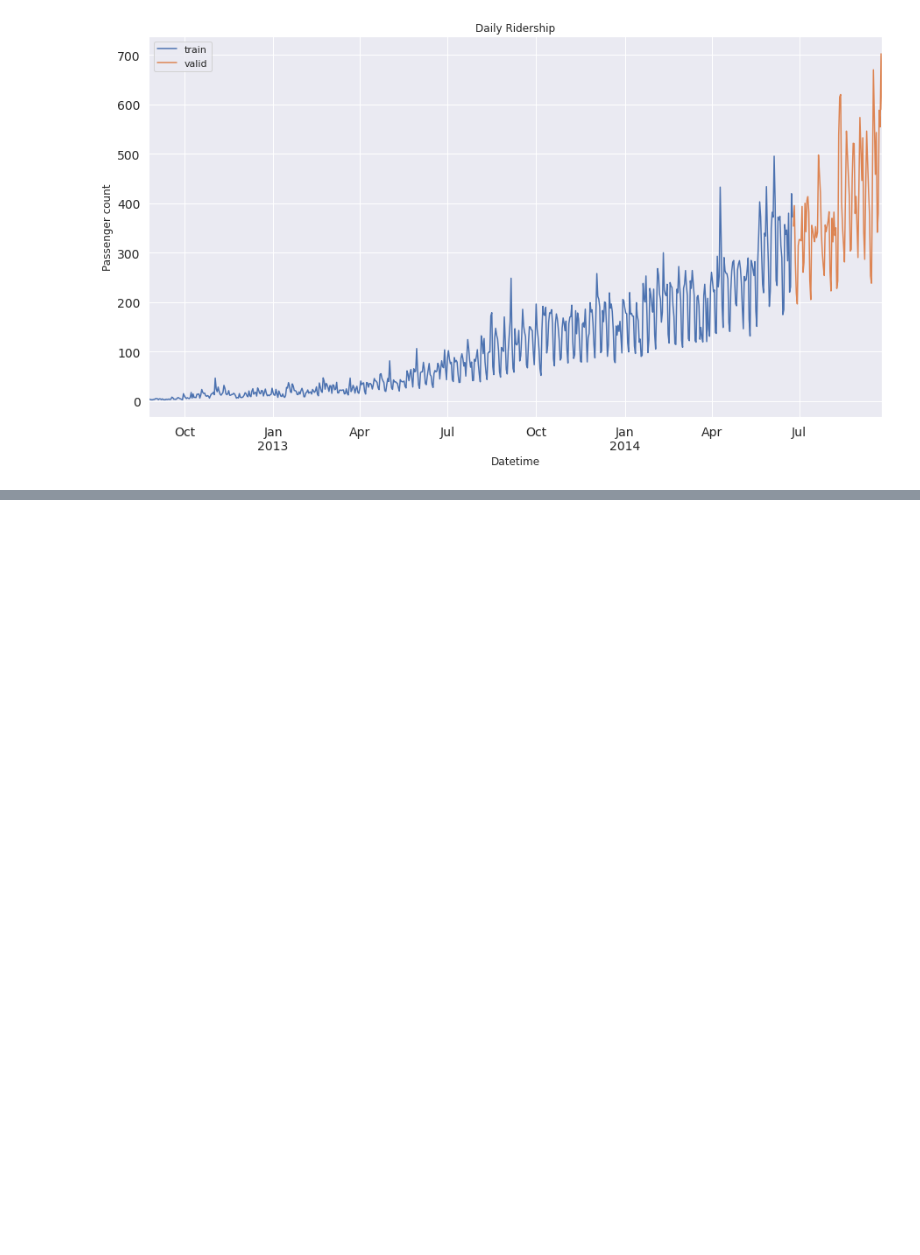
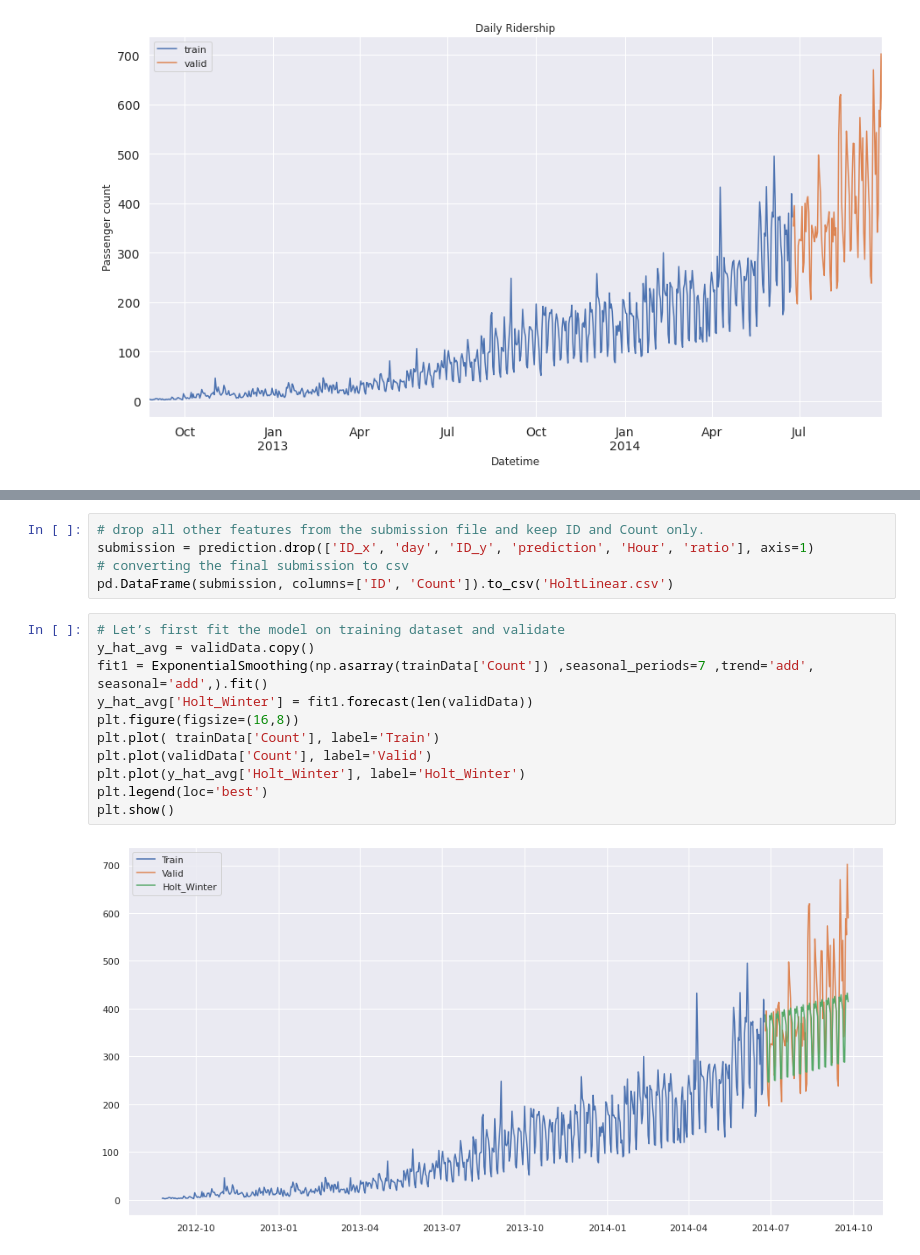
Before and after one commit to PhilippeMitch/Time-Series, a Jupyter notebook: Time_Series_Forcasting_With_Dataset.ipynb, the cells around one changed output, grey strips where cells are left out. Drawn from its saved outputs; the diff is of its cells as text; blank space fills up the shorter version.

```diff
--- a/Time_Series_Forcasting_With_Dataset.ipynb
+++ b/Time_Series_Forcasting_With_Dataset.ipynb
@@ -302,0 +374,18 @@ plt.show()
+# %%
+# drop all other features from the submission file and keep ID and Count only.
+submission = prediction.drop(['ID_x', 'day', 'ID_y', 'prediction', 'Hour', 'ratio'], axis=1)
+# converting the final submission to csv
+pd.DataFrame(submission, columns=['ID', 'Count']).to_csv('HoltLinear.csv')
+# %%
+# Let’s first fit the model on training dataset and validate
+y_hat_avg = validData.copy()
+fit1 = ExponentialSmoothing(np.asarray(trainData['Count']) ,seasonal_periods=7 ,trend='add', seasonal='add',).fit()
+y_hat_avg['Holt_Winter'] = fit1.forecast(len(validData))
+plt.figure(figsize=(16,8))
+plt.plot( trainData['Count'], label='Train')
+plt.plot(validData['Count'], label='Valid')
+plt.plot(y_hat_avg['Holt_Winter'], label='Holt_Winter')
+plt.legend(loc='best')
+plt.show()
+# %% [output]
+[figure, added]
```
Also changed, not shown: parts of 52 cells of this notebook.
